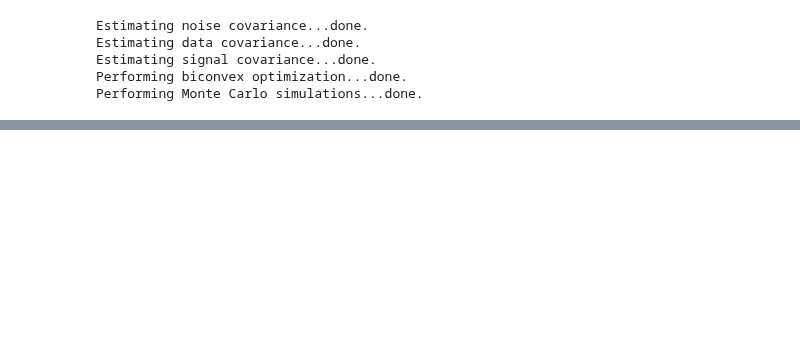
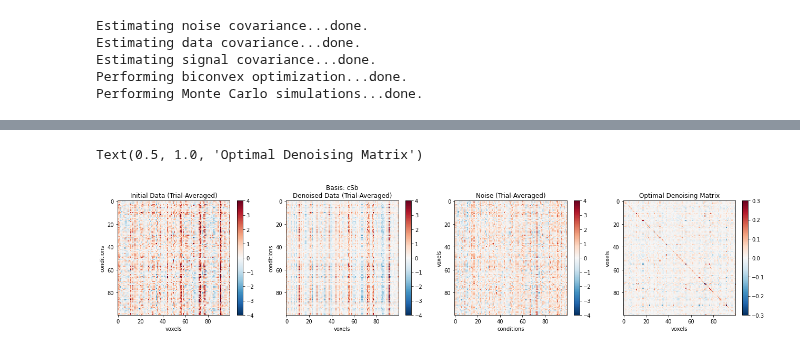
Before and after one commit to cvnlab/GSN, a Jupyter notebook: examples/example2.ipynb, the cells around one changed output, grey strips where cells are left out. Cells and saved outputs as stored; diff of their text form; code cells hidden in the pictures; blank space fills up the shorter version.

```diff
--- a/examples/example2.ipynb
+++ b/examples/example2.ipynb
@@ -304,0 +165,8 @@ for basis in ['cSb','naive PCA',]:
+# %%
+# Apply the computed denoiser to the test data
+denoised_data, denoiser_out, noise, ncsnrs, ncs = apply_denoiser(
+    test_data.copy(), denoiser, rescue=False
+)
+
+# Verify that the original data is reconstructable from denoised data and noise
+assert np.allclose(test_data.mean(2), denoised_data.mean(2) + noise.mean(2))
@@ -304,0 +220,38 @@ for basis in ['cSb','naive PCA',]:
+# %%
+# Create a figure to compare the initial data, denoised data, noise, and denoising matrix
+plt.figure(figsize=(22, 4))
+
+# Plot trial-averaged initial data
+plt.subplot(141)
+plt.imshow(test_data.mean(2).T, aspect='auto', interpolation='none', clim=(-4, 4), cmap='RdBu_r')
+plt.colorbar()
+plt.title('Initial Data (Trial-Averaged)')
+plt.xlabel('voxels')
+plt.ylabel('conditions')
+
+# Plot trial-averaged denoised data
+plt.subplot(142)
+plt.imshow(denoised_data.mean(2).T, aspect='auto', interpolation='none', clim=(-4, 4), cmap='RdBu_r')
+plt.colorbar()
+plt.title(f'Basis: {basis}\nDenoised Data (Trial-Averaged)')
+plt.xlabel('voxels')
+plt.ylabel('conditions')
+
+# Plot trial-averaged noise
+plt.subplot(143)
+plt.imshow(noise.mean(2).T, aspect='auto', interpolation='none', clim=(-4, 4), cmap='RdBu_r')
+plt.colorbar()
+plt.xlabel('conditions')
+plt.ylabel('voxels')
+plt.title('Noise (Trial-Averaged)')
+
+# Plot the optimal denoising matrix
+plt.subplot(144)
+plt.imshow(denoiser, aspect='auto', interpolation='none', clim=(-0.3, 0.3), cmap='RdBu_r')
+plt.colorbar()
+plt.xlabel('voxels')
+plt.ylabel('voxels')
+plt.title('Optimal Denoising Matrix')
+# %% [output]
+Text(0.5, 1.0, 'Optimal Denoising Matrix')
+[figure, added]
```
Also changed, not shown: parts of 24 cells of this notebook.
